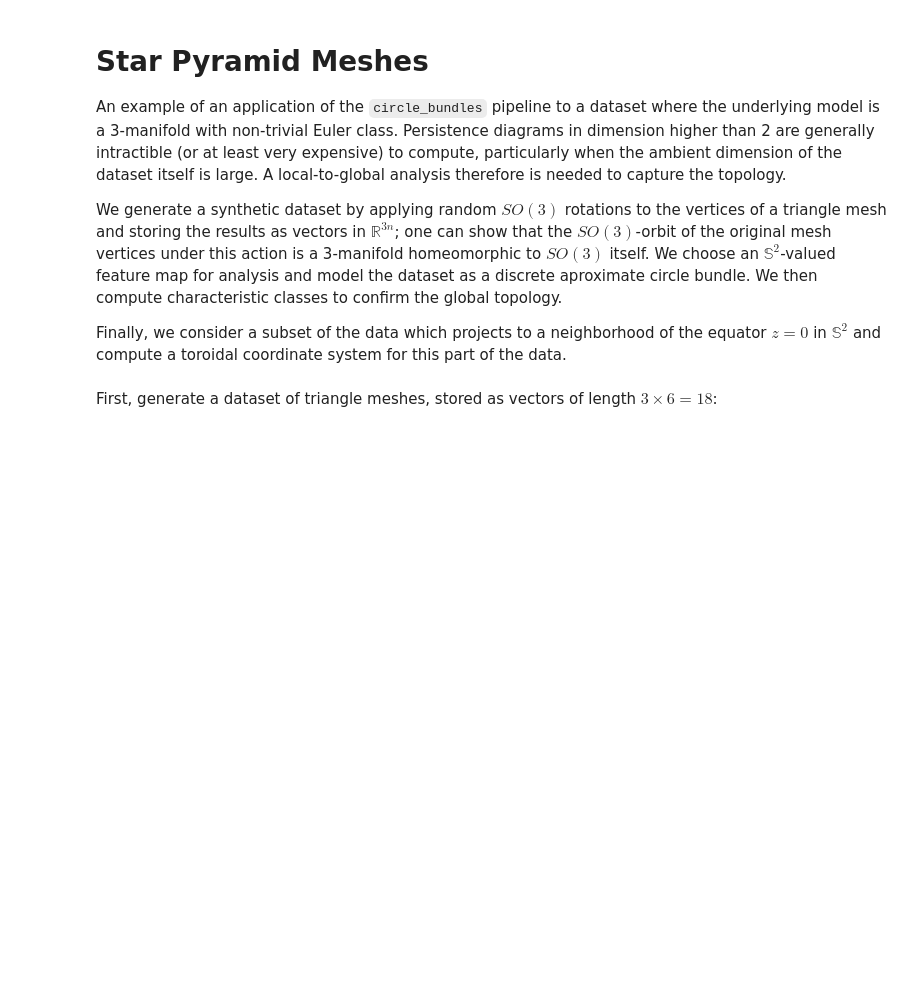
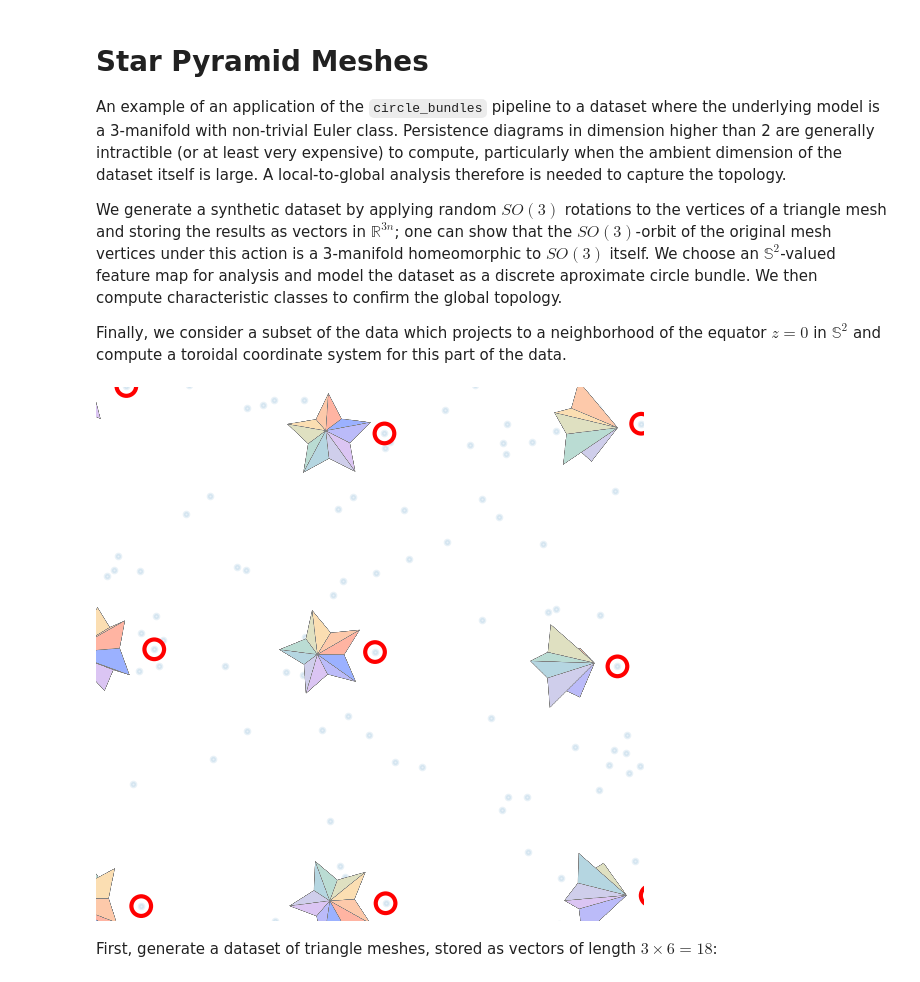
Before and after one commit to bradturow/Circle_Bundles, a Jupyter notebook: notebooks/tutorials/all/05_triangle_meshes.ipynb, the cells around one changed output. Cells and saved outputs as stored; diff of their text form; code cells hidden in the pictures; blank space fills up the shorter version.

```diff
--- a/notebooks/tutorials/all/05_triangle_meshes.ipynb
+++ b/notebooks/tutorials/all/05_triangle_meshes.ipynb
@@ -6,6 +6,12 @@ An example of an application of the `circle_bundles` pipeline to a dataset where
 We generate a synthetic dataset by applying random $SO(3)$ rotations to the vertices of a triangle mesh and storing the results as vectors in $\mathbb{R}^{3n}$; one can show that the $SO(3)$-orbit of the original mesh vertices under this action is a 3-manifold homeomorphic to $SO(3)$ itself. We choose an $\mathbb{S}^{2}$-valued feature map for analysis and model the dataset as a discrete aproximate circle bundle. We then compute characteristic classes to confirm the global topology.
 
 Finally, we consider a subset of the data which projects to a neighborhood of the equator $z = 0$ in $\mathbb{S}^{2}$ and compute a toroidal coordinate system for this part of the data.
+# %%
+# Thumbnail for gallery (hidden cell)
+from IPython.display import Image, display
+display(Image(filename="thumbnail.png"))
+# %% [output]
+[figure, added]
 # %%
 import numpy as np
 import matplotlib.pyplot as plt
```
Also changed, not shown: 7 other files.
